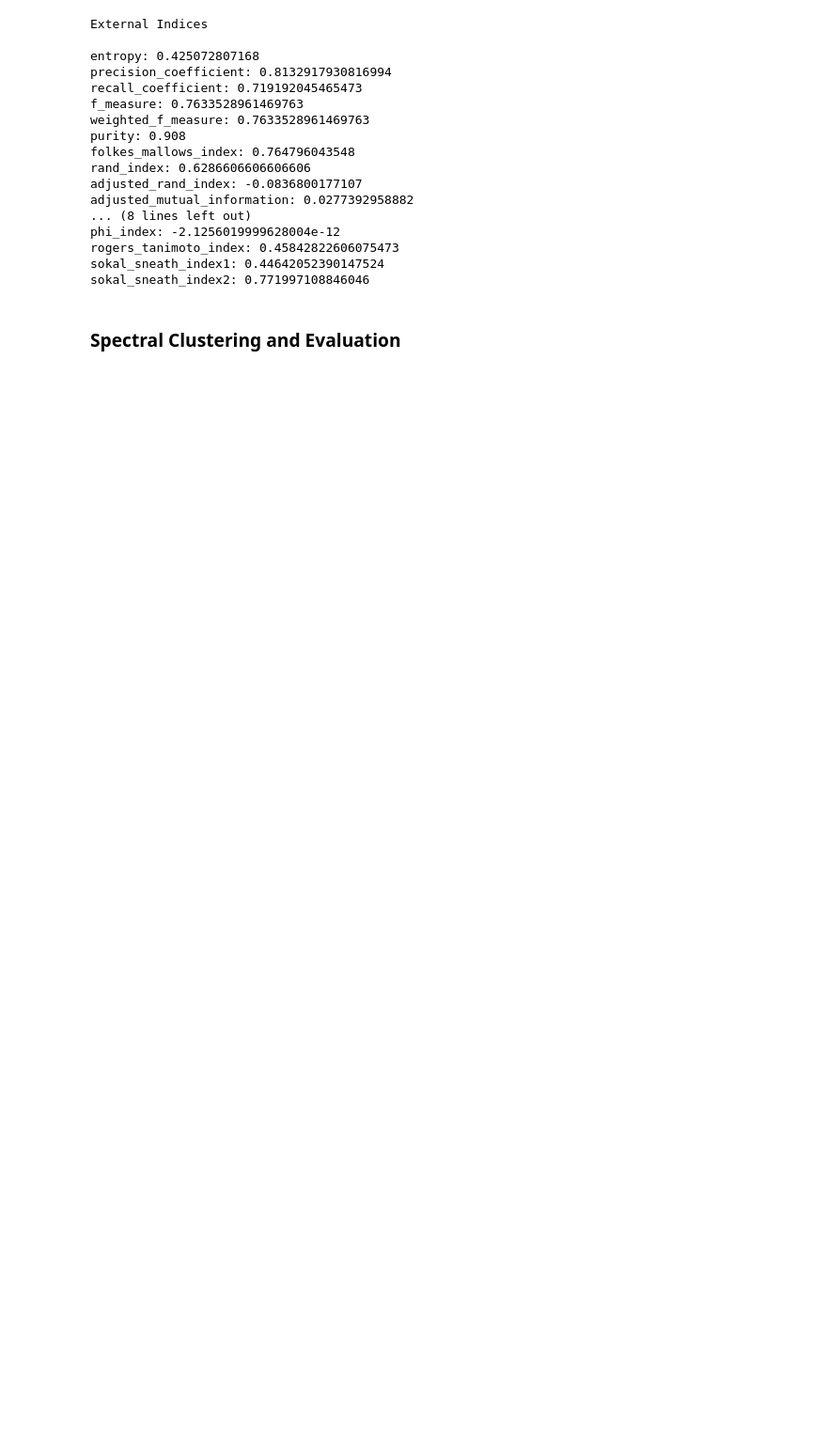
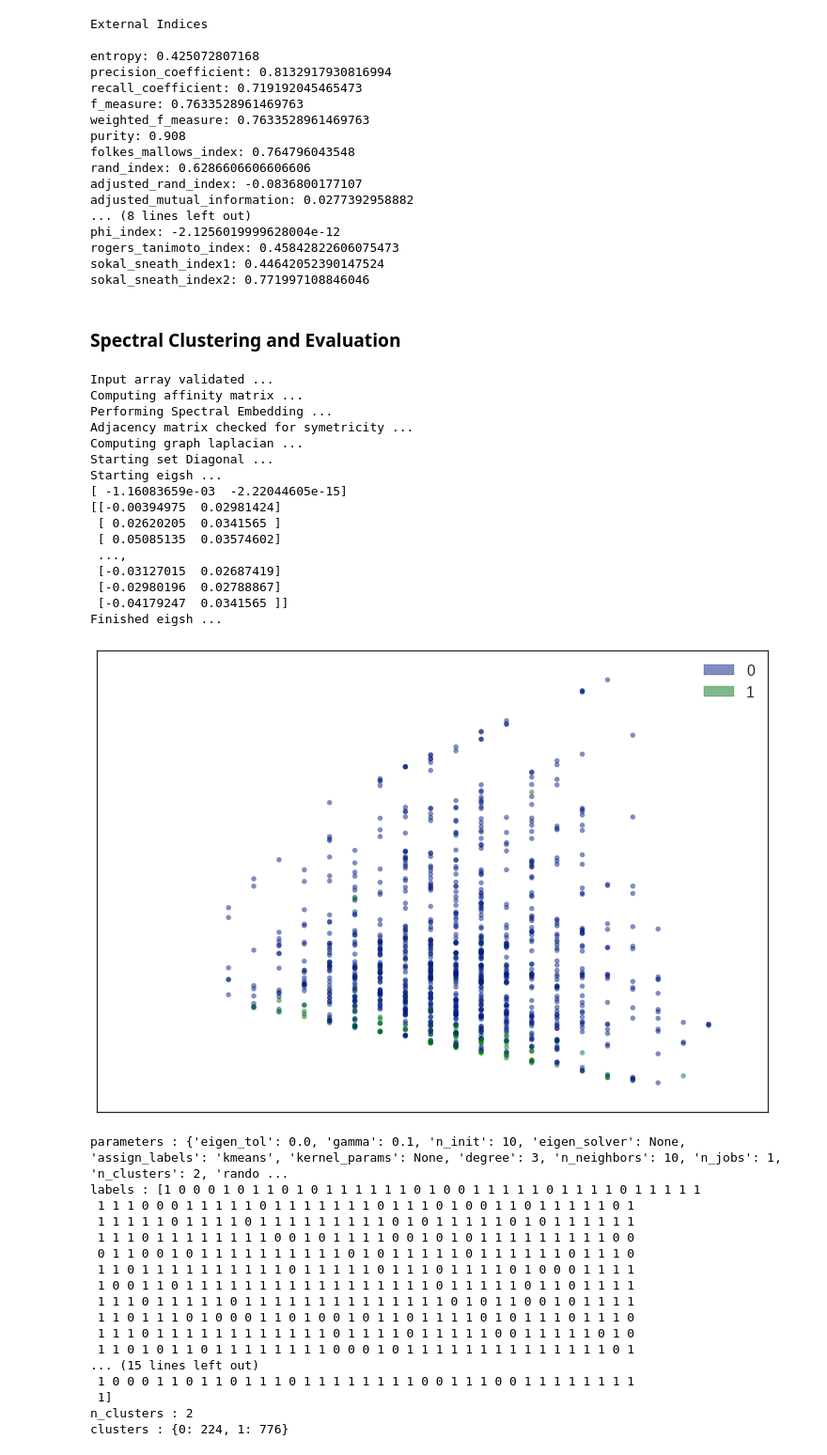
Before and after one commit to elixir-code/Clustering-and-validation, a Jupyter notebook: Experiment HTRU_2.ipynb, the cells around one changed output. Shown at 94% size. Cells and saved outputs as stored; diff of their text form; code cells hidden in the pictures; blank space fills up the shorter version.

```diff
--- a/Experiment HTRU_2.ipynb
+++ b/Experiment HTRU_2.ipynb
@@ -257,3 +257,40 @@ sokal_sneath_index1: 0.44642052390147524
 sokal_sneath_index2: 0.771997108846046
 # %% [markdown]
 ### Spectral Clustering and Evaluation
+# %%
+cluster_data.perform_spectral_clustering(no_clusters=2,affinity='nearest_neighbors',gamma=0.1,pass_labels=True)
+# %% [output]
+Input array validated ...
+Computing affinity matrix ...
+Performing Spectral Embedding ...
+Adjacency matrix checked for symetricity ...
+Computing graph laplacian ...
+Starting set Diagonal ...
+Starting eigsh ...
+[ -1.16083659e-03  -2.22044605e-15]
+[[-0.00394975  0.02981424]
+ [ 0.02620205  0.0341565 ]
+ [ 0.05085135  0.03574602]
+ ...,
+ [-0.03127015  0.02687419]
+ [-0.02980196  0.02788867]
+ [-0.04179247  0.0341565 ]]
+Finished eigsh ...
+[figure, added]
+parameters : {'eigen_tol': 0.0, 'gamma': 0.1, 'n_init': 10, 'eigen_solver': None, 'assign_labels': 'kmeans', 'kernel_params': None, 'degree': 3, 'n_neighbors': 10, 'n_jobs': 1, 'n_clusters': 2, 'rando ...
+labels : [1 0 0 0 1 0 1 1 0 1 0 1 1 1 1 1 1 0 1 0 0 1 1 1 1 1 0 1 1 1 1 0 1 1 1 1 1
+ 1 1 1 0 0 0 1 1 1 1 1 0 1 1 1 1 1 1 1 0 1 1 1 0 1 0 0 1 1 0 1 1 1 1 1 0 1
+ 1 1 1 1 1 0 1 1 1 1 0 1 1 1 1 1 1 1 1 1 0 1 0 1 1 1 1 1 0 1 0 1 1 1 1 1 1
+ 1 1 1 0 1 1 1 1 1 1 1 1 0 0 1 0 1 1 1 1 0 0 1 0 1 0 1 1 1 1 1 1 1 1 1 0 0
+ 0 1 1 0 0 1 0 1 1 1 1 1 1 1 1 1 1 0 1 0 1 1 1 1 1 0 1 1 1 1 1 1 0 1 1 1 0
+ 1 1 0 1 1 1 1 1 1 1 1 1 1 0 1 1 1 1 1 0 1 1 1 0 1 1 1 1 0 1 0 0 0 1 1 1 1
+ 1 0 0 1 1 0 1 1 1 1 1 1 1 1 1 1 1 1 1 1 1 1 1 0 1 1 1 1 1 0 1 1 0 1 1 1 1
+ 1 1 1 0 1 1 1 1 1 0 1 1 1 1 1 1 1 1 1 1 1 1 1 1 0 1 0 1 1 0 0 1 0 1 1 1 1
+ 1 1 0 1 1 1 0 1 0 0 0 1 1 0 1 0 0 1 0 1 1 0 1 1 1 1 0 1 0 1 1 1 0 1 1 1 0
+ 1 1 1 0 1 1 1 1 1 1 1 1 1 1 1 1 0 1 1 1 1 0 1 1 1 1 1 0 0 1 1 1 1 1 0 1 0
+ 1 1 0 1 0 1 1 0 1 1 1 1 1 1 1 1 0 0 0 1 0 1 1 1 1 1 1 1 1 1 1 1 1 1 1 0 1
+... (15 lines left out)
+ 1 0 0 0 1 1 0 1 1 0 1 1 1 0 1 1 1 1 1 1 1 1 0 0 1 1 1 0 0 1 1 1 1 1 1 1 1
+ 1]
+n_clusters : 2
+clusters : {0: 224, 1: 776}
```
Also changed, not shown: parts of 5 cells of this notebook, 33 other files.
